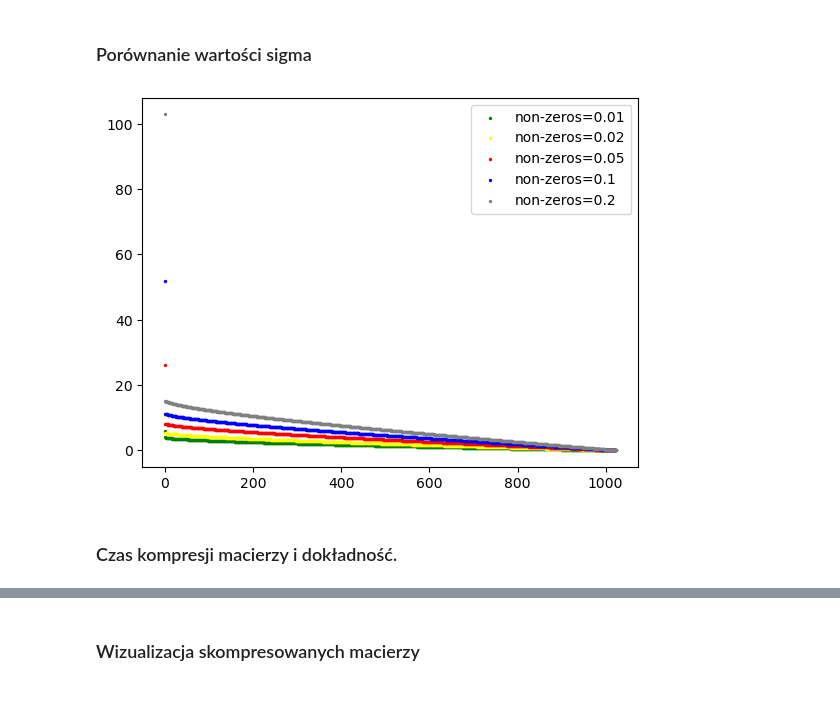
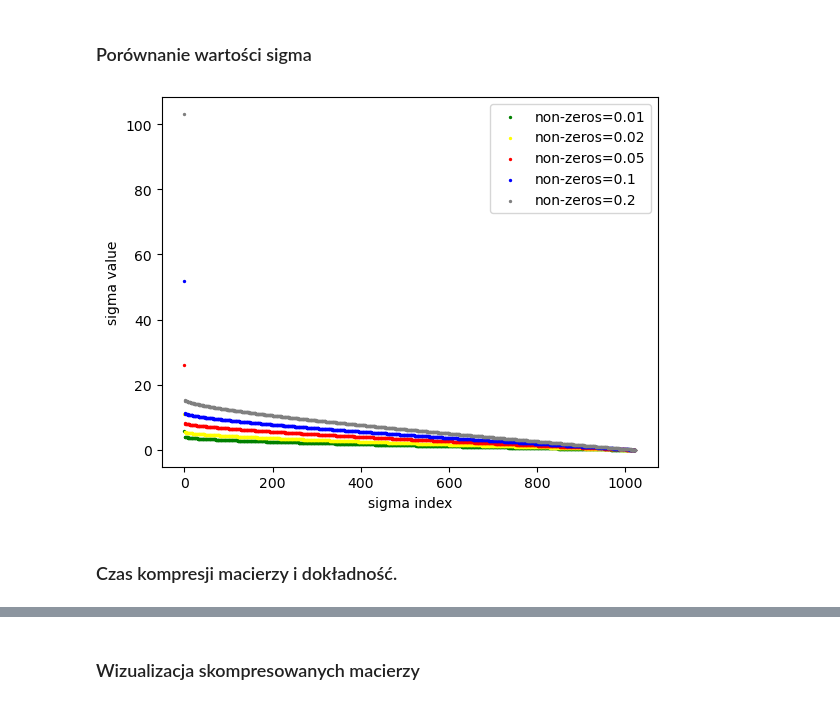
Before and after one commit to pklatka/matrix-algorithms-course, a Jupyter notebook: lab03/lab03.ipynb, the cells around one changed output, grey strips where cells are left out. Saved outputs shown, nothing was run; the diff lists cells and outputs as text; code cells hidden in the pictures.

```diff
--- a/lab03/lab03.ipynb
+++ b/lab03/lab03.ipynb
@@ -120,20 +120,24 @@ test_matrices = [generate_matrix(k, r) for r in ratios]
 # %%
 def draw_sigmas(sigmas):
     _, ax = plt.subplots()
     l = len(sigmas[0])
+    ax.set_ylabel('sigma value')
+    ax.set_xlabel('sigma index')
     ax.scatter([i for i in range(l)], sigmas[0], color='green', s=2, label="non-zeros=0.01")
     ax.scatter([i for i in range(l)], sigmas[1], color='yellow', s=2, label="non-zeros=0.02")
     ax.scatter([i for i in range(l)], sigmas[2], color='red', s=2, label="non-zeros=0.05")
     ax.scatter([i for i in range(l)], sigmas[3], color='blue', s=2, label="non-zeros=0.1")
     ax.scatter([i for i in range(l)], sigmas[4], color='grey', s=2, label="non-zeros=0.2")
     ax.legend()
     plt.show()
 
 
 sigmas = [randomized_svd(m, n_components=k)[1] for m in test_matrices]
 draw_sigmas(sigmas)
 # %% [output]
-[figure, old version]
+[figure, new version]
+# %% [markdown]
+### Czas kompresji macierzy i dokładność.
 # %%
 from time import perf_counter
 import pandas as pd
@@ -154,5 +158,3 @@ for index, m in enumerate(test_matrices):
         new_row = {'non-zeros': ratios[index], 'b': b, 'sigma': sigma_str, 'time': end - start, 'error': np.linalg.norm(output_matrix - test_matrices[index])}
         df.loc[len(df)] = new_row
         trees[(index, b, sigma_str)] = root
-# %% [markdown]
-### Czas kompresji macierzy i dokładność.
```
Also changed, not shown: parts of 3 cells of this notebook.
